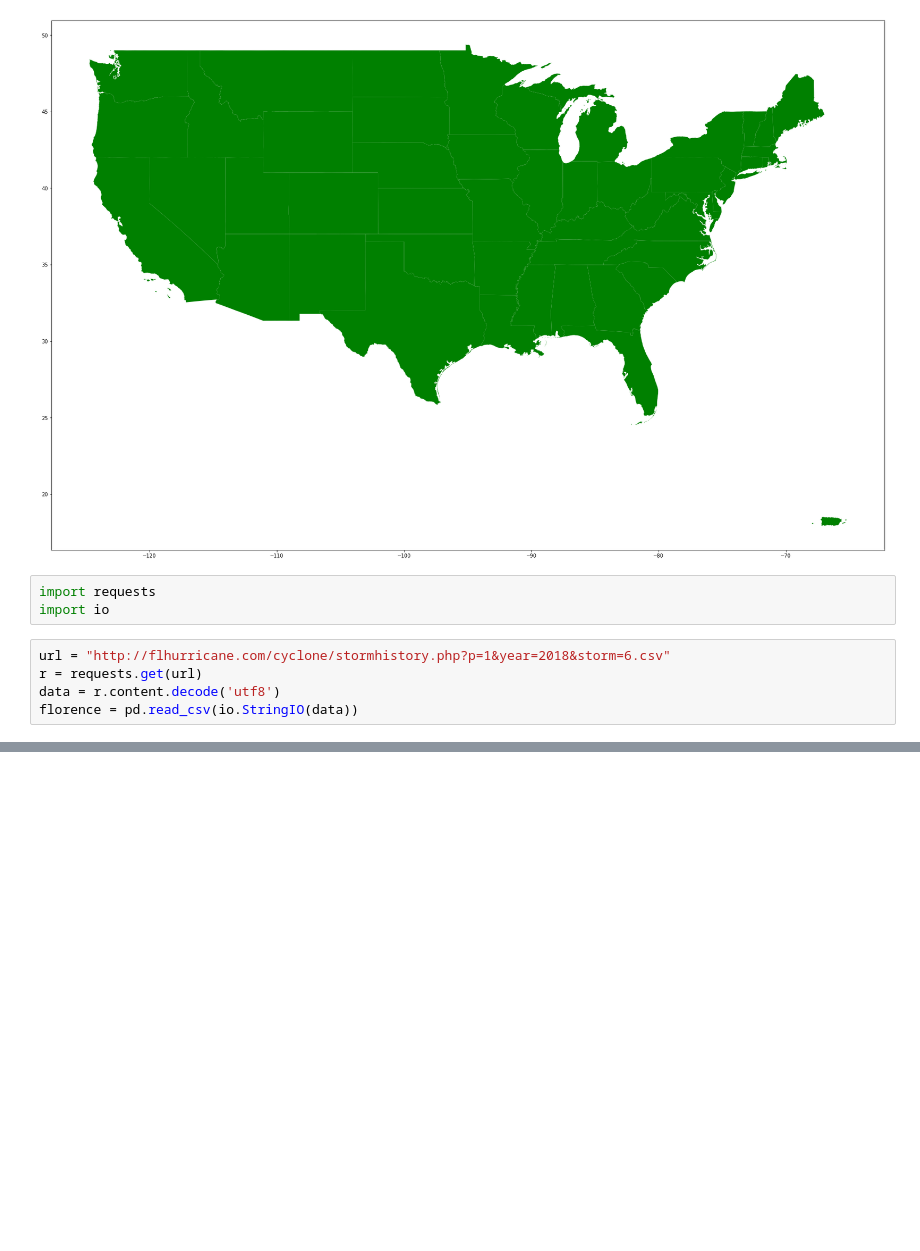
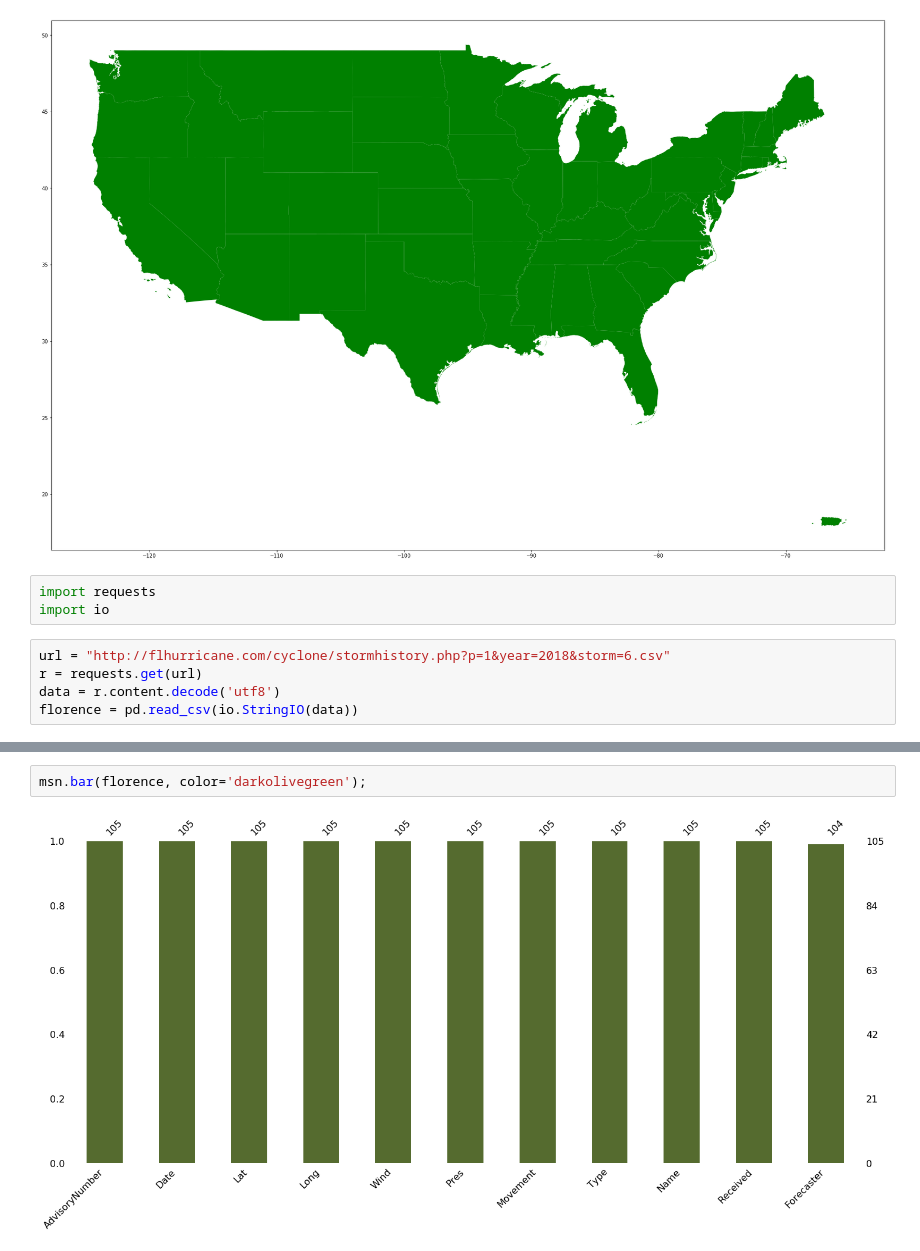
Before and after one commit to Malcolm206/Intro_Geospatial_Data, a Jupyter notebook: Untitled.ipynb, the cells around one changed output, grey strips where cells are left out. Drawn from its saved outputs; the diff is of its cells as text; blank space fills up the shorter version.

Commit message:
adds EDA for Florence Hurricane

```diff
--- a/Untitled.ipynb
+++ b/Untitled.ipynb
@@ -58,0 +80,4 @@ florence.head()
+# %%
+msn.bar(florence, color='darkolivegreen');
+# %% [output]
+[figure, added]
```
Also changed, not shown: parts of 3 cells of this notebook.
